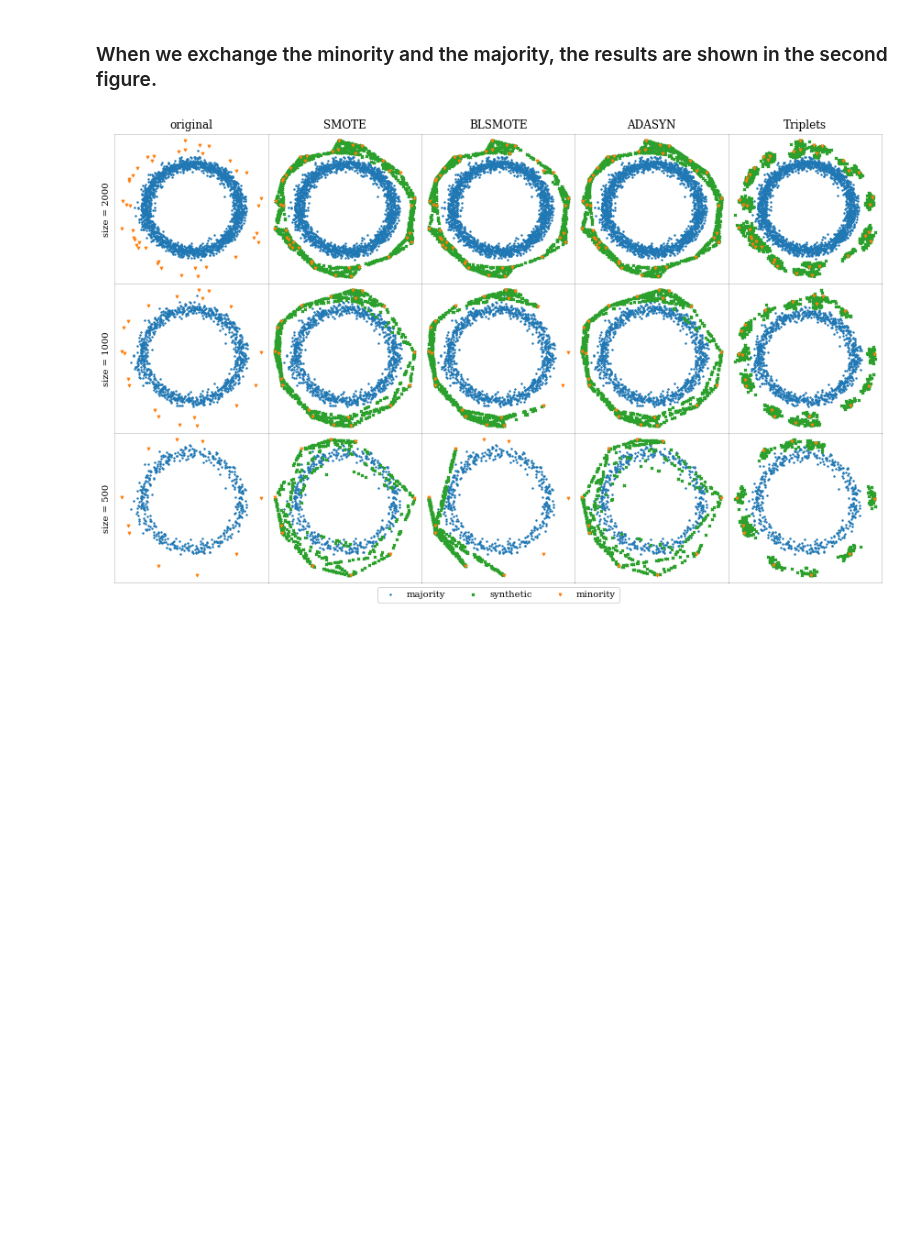
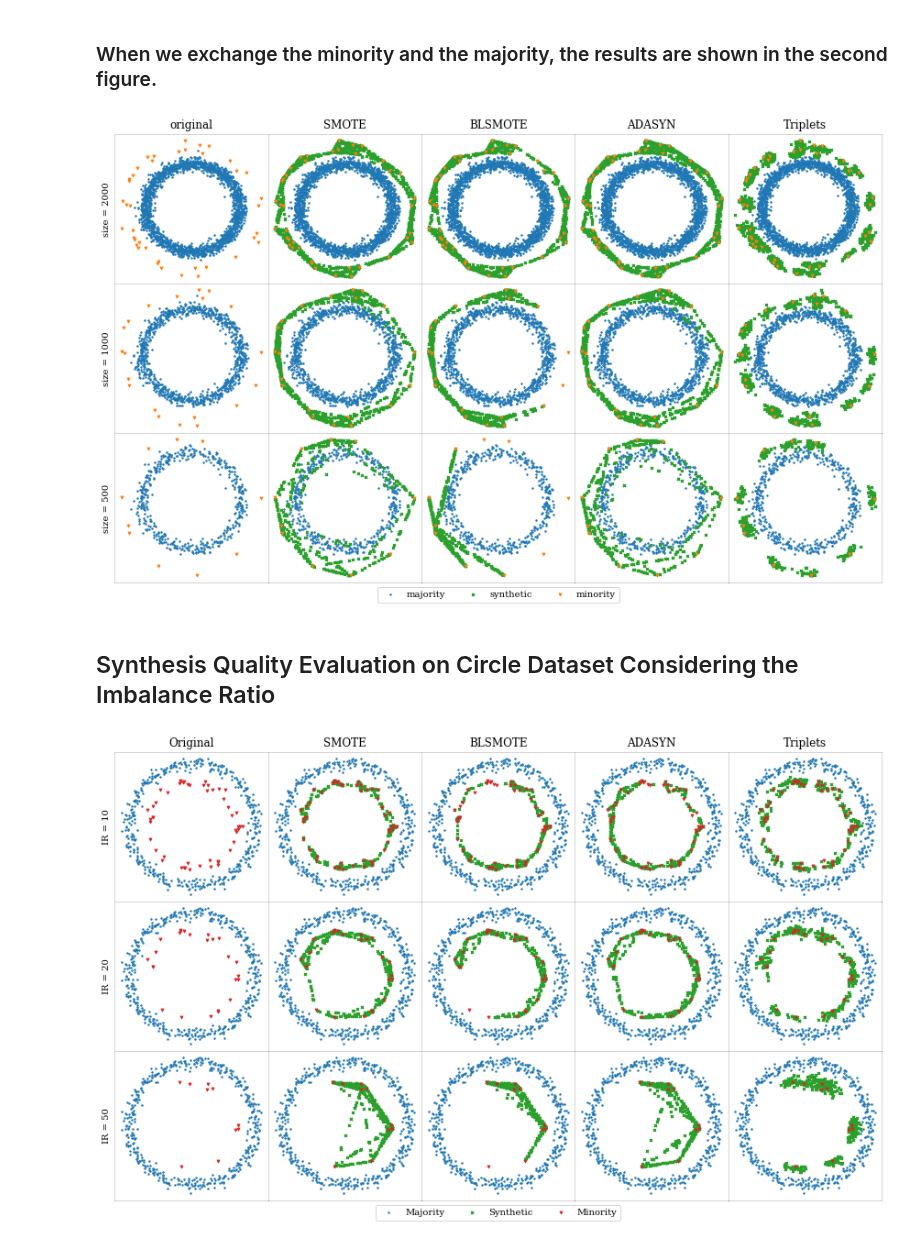
Before and after one commit to Xiao-Chenguang/Triplets-Oversampling, a Jupyter notebook: synthesis_quality.ipynb, the cells around one changed output. Cells and saved outputs as stored; diff of their text form; code cells hidden in the pictures; blank space fills up the shorter version.

```diff
--- a/synthesis_quality.ipynb
+++ b/synthesis_quality.ipynb
@@ -124,3 +124,61 @@ axs[2][2].legend(['majority', 'synthetic', 'minority'], loc='upper center', bbox
 fig.show()
 # %% [output]
 [figure]
+# %% [markdown]
+## Synthesis Quality Evaluation on Circle Dataset Considering the Imbalance Ratio
+# %%
+import numpy as np
+from matplotlib import pyplot as plt
+from matplotlib import rcParams
+from src.cl_data import resampling
+from sklearn.datasets import make_circles
+
+
+plt.rcParams['font.family'] = 'serif'
+colors = rcParams['axes.prop_cycle'].by_key()['color']
+colors = np.array(colors)
+
+np.random.seed(87)
+size = 500
+irs = [10, 20, 50]
+sams = ['smote', 'blsmote', 'adasyn', 'triplets']
+sams_dict = {
+    'smote': 'SMOTE',
+    'blsmote': 'BLSMOTE',
+    'adasyn': 'ADASYN',
+    'svmsmote': 'SVMSMOTE',
+    'triplets': 'Triplets',
+}
+
+x_all, y_all =make_circles(n_samples=1000, noise=0.05, random_state=None, factor=0.7)
+
+col = len(sams) + 1
+row = len(irs)
+
+fig, axs = plt.subplots(row, col, figsize=(3 * col, 3 * row))
+for i, ir in enumerate(irs):
+    x_pos = x_all[y_all==1][:size // ir]
+    x_neg = x_all[y_all==0][:size * (ir - 1) // ir]
+    x_org = np.concatenate([x_pos, x_neg])
+    y_org = np.concatenate([np.ones(x_pos.shape[0]), np.zeros(x_neg.shape[0])]).astype(int)
+    axs[i][0].scatter(x_org[y_org==0,0], x_org[y_org==0,1], c=colors[0], marker='.', s=8)
+    axs[i][0].scatter(x_org[y_org==1,0], x_org[y_org==1,1], c=colors[3], marker='v', s=8)
+    axs[i][0].set_ylabel(f'IR = {ir}')
+    for j, sam in enumerate(sams):
+        x_sam, y_sam = resampling(x_org, y_org, sam)
+        y_sam[len(y_org):] += 2
+        axs[i][j+1].scatter(x_sam[y_sam==0,0], x_sam[y_sam==0,1], c=colors[0], marker='.', s=8)
+        axs[i][j+1].scatter(x_sam[y_sam==3,0], x_sam[y_sam==3,1], c=colors[2], marker='x', s=8)
+        axs[i][j+1].scatter(x_sam[y_sam==1,0], x_sam[y_sam==1,1], c=colors[3], marker='v', s=8)
+        axs[0][j+1].set_title(f'{sams_dict[sam]}')
+# DONT use ticks
+for ax in axs.flat:
+    ax.get_xaxis().set_visible(False)
+    ax.set_yticks([], [])
+    ax.spines[:].set_alpha(0.2)
+axs[0][0].set_title('Original')
+fig.subplots_adjust(hspace=0, wspace=0)
+axs[2][2].legend(['Majority', 'Synthetic', 'Minority'], loc='upper center', bbox_to_anchor=(0.5, 0), ncol=3)
+fig.show()
+# %% [output]
+[figure, added]
```
